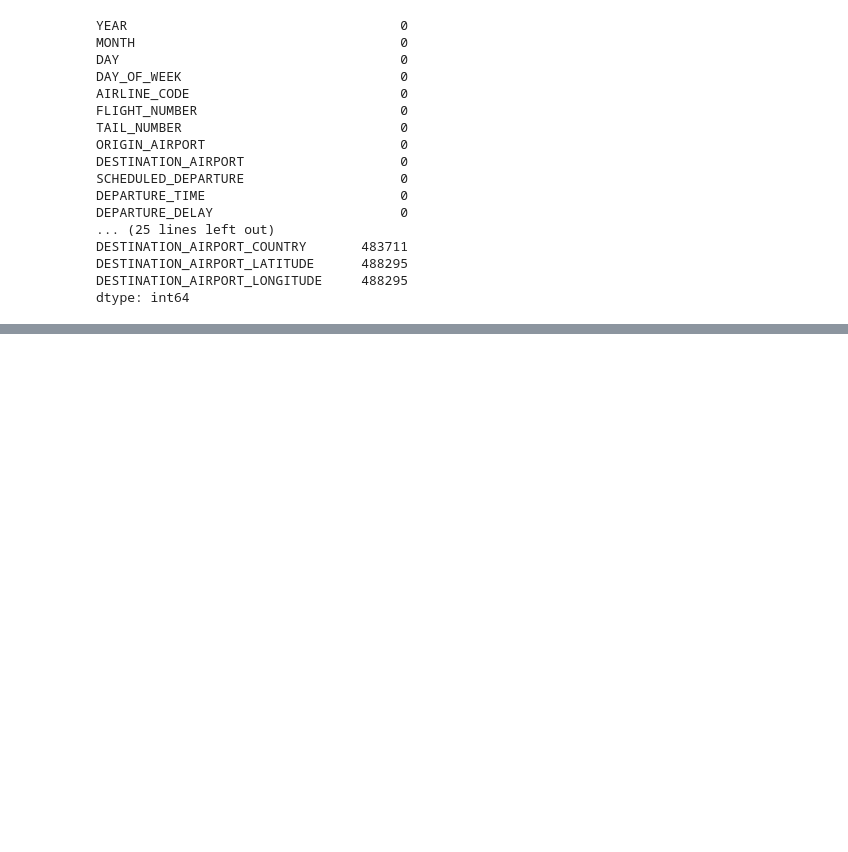
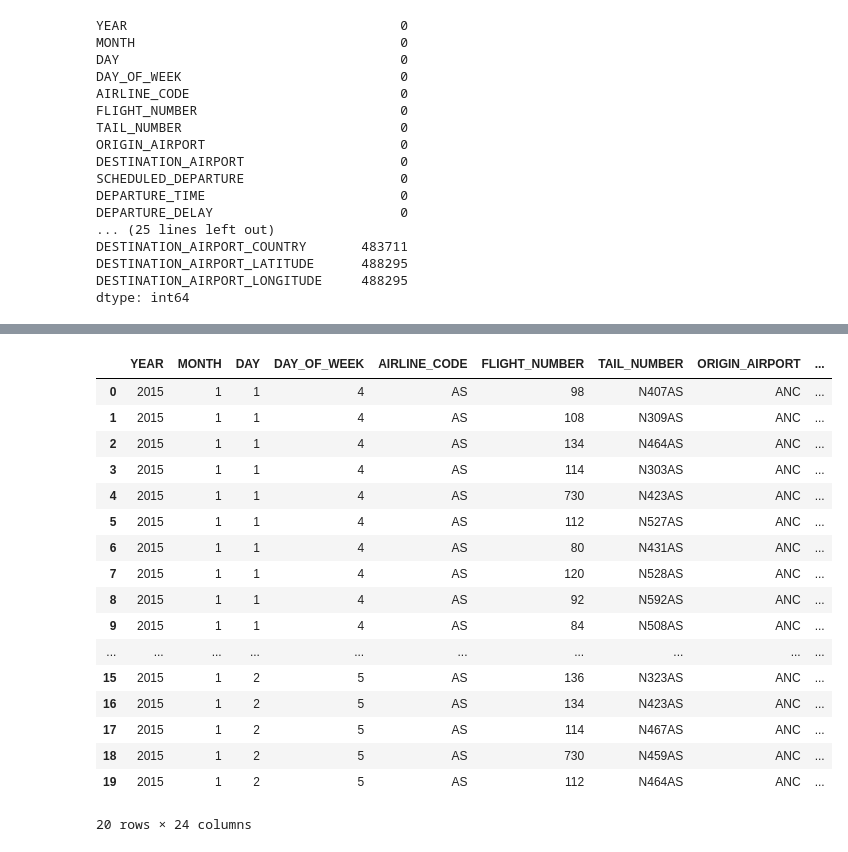
Before and after one commit to PaulienLuhulima/ML4, a Jupyter notebook: Groepsopdracht.ipynb, the cells around one changed output, grey strips where cells are left out. Drawn from its saved outputs; the diff is of its cells as text; code cells hidden in the pictures; blank space fills up the shorter version.

```diff
--- a/Groepsopdracht.ipynb
+++ b/Groepsopdracht.ipynb
@@ -198,0 +209,23 @@ dtype: int64
+# %%
+columns_drop = ['ORIGIN_AIRPORT_COUNTRY', 'ORIGIN_AIRPORT_LATITUDE','ORIGIN_AIRPORT_LONGITUDE', 'DESTINATION_AIRPORT_COUNTRY', 'DESTINATION_AIRPORT_LATITUDE', 'DESTINATION_AIRPORT_LONGITUDE', 'TAXI_OUT', 'WHEELS_OFF', 'DISTANCE', 'WHEELS_ON', 'TAXI_IN', 'AIR_SYSTEM_DELAY', 'SECURITY_DELAY', 'AIRLINE_CODE_DELAY', 'LATE_AIRCRAFT_DELAY', 'WEATHER_DELAY']
+airport_drop = airport_destination_merge.drop(columns=columns_drop, axis = 1)
+airport_drop.head(20)
+# %% [output]
+|  | YEAR | MONTH | DAY | DAY_OF_WEEK | AIRLINE_CODE | FLIGHT_NUMBER | TAIL_NUMBER | ORIGIN_AIRPORT | ... |
+| 0 | 2015 | 1 | 1 | 4 | AS | 98 | N407AS | ANC | ... |
+| 1 | 2015 | 1 | 1 | 4 | AS | 108 | N309AS | ANC | ... |
+| 2 | 2015 | 1 | 1 | 4 | AS | 134 | N464AS | ANC | ... |
+| 3 | 2015 | 1 | 1 | 4 | AS | 114 | N303AS | ANC | ... |
+| 4 | 2015 | 1 | 1 | 4 | AS | 730 | N423AS | ANC | ... |
+| 5 | 2015 | 1 | 1 | 4 | AS | 112 | N527AS | ANC | ... |
+| 6 | 2015 | 1 | 1 | 4 | AS | 80 | N431AS | ANC | ... |
+| 7 | 2015 | 1 | 1 | 4 | AS | 120 | N528AS | ANC | ... |
+| 8 | 2015 | 1 | 1 | 4 | AS | 92 | N592AS | ANC | ... |
+| 9 | 2015 | 1 | 1 | 4 | AS | 84 | N508AS | ANC | ... |
+| ... | ... | ... | ... | ... | ... | ... | ... | ... | ... |
+| 15 | 2015 | 1 | 2 | 5 | AS | 136 | N323AS | ANC | ... |
+| 16 | 2015 | 1 | 2 | 5 | AS | 134 | N423AS | ANC | ... |
+| 17 | 2015 | 1 | 2 | 5 | AS | 114 | N467AS | ANC | ... |
+| 18 | 2015 | 1 | 2 | 5 | AS | 730 | N459AS | ANC | ... |
+| 19 | 2015 | 1 | 2 | 5 | AS | 112 | N464AS | ANC | ... |
+20 rows × 24 columns
```
Also changed, not shown: parts of 17 cells of this notebook.
